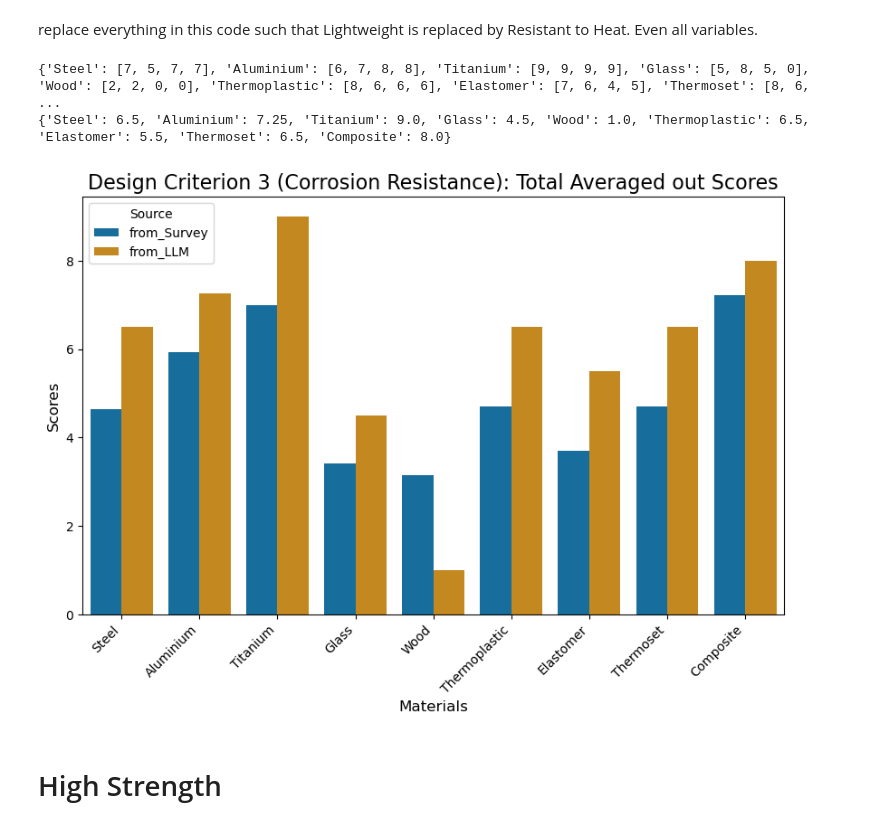
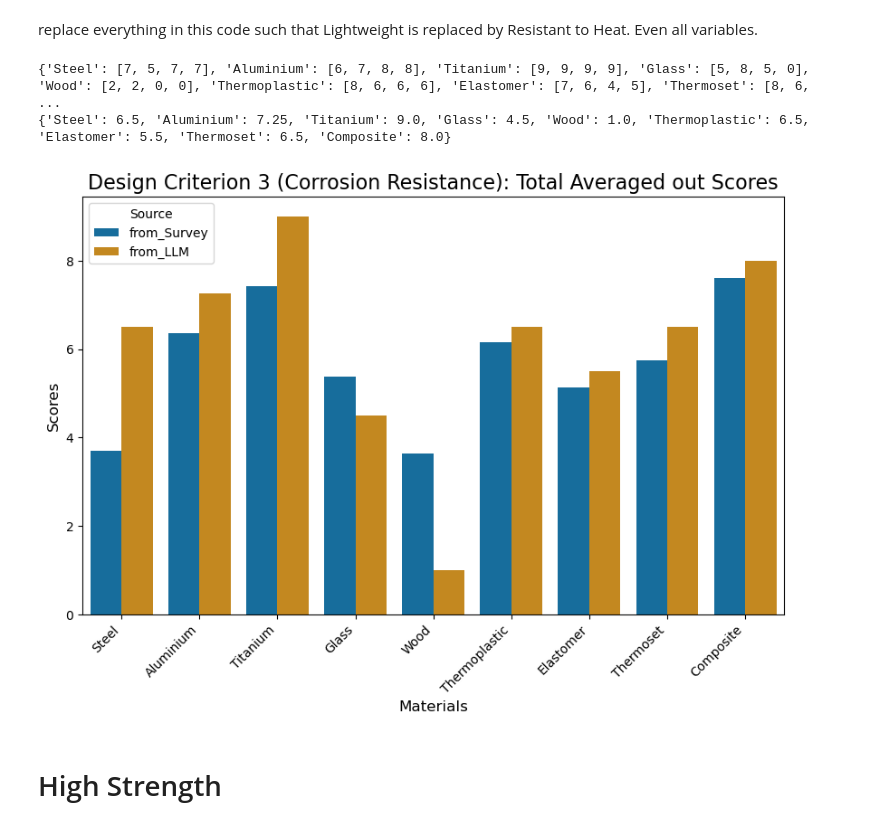
Before and after one commit to cmudrc/LLM-for-Material-Selection, a Jupyter notebook: SurveyLLM comparison.ipynb, the cells around one changed output. Cells and saved outputs as stored; diff of their text form; code cells hidden in the pictures.

```diff
--- a/SurveyLLM comparison.ipynb
+++ b/SurveyLLM comparison.ipynb
@@ -1667,35 +1666,35 @@ for material, scores in material_list_corrosion_resistant.items():
 
 print(average_scores_corrosion_resistant)
 
-survey_list = [mean_steel_total, mean_aluminium_total, mean_titanium_total, mean_glass_total, mean_wood_total, mean_thermoplastic_total, mean_elastomer_total, mean_thermoset_total, mean_composite_total]
+survey_list = [mean_corrosion_steel, mean_corrosion_aluminium, mean_corrosion_titanium, mean_corrosion_glass, mean_corrosion_wood, mean_corrosion_thermoplastic, mean_corrosion_elastomer, mean_corrosion_thermoset, mean_corrosion_composite]
 
 llm_list_corrosion_resistant =  [average_scores_corrosion_resistant['Steel'], average_scores_corrosion_resistant['Aluminium'], average_scores_corrosion_resistant['Titanium'], average_scores_corrosion_resistant['Glass'], average_scores_corrosion_resistant['Wood'], average_scores_corrosion_resistant['Thermoplastic'], average_scores_corrosion_resistant['Elastomer'], average_scores_corrosion_resistant['Thermoset'], average_scores_corrosion_resistant['Composite']]
 
 sorted_survey_list = sorted(survey_list)
 sorted_llm_list_corrosion_resistant = sorted(llm_list_corrosion_resistant)
 
 
 data_corrosion_resistant = pd.DataFrame({
     'Materials': materials * 2,
     'Scores': survey_list + llm_list_corrosion_resistant,
     'Source': ['from_Survey'] * len(materials) + ['from_LLM'] * len(materials)
 })
 
 plt.figure(figsize=(10, 6))
 color_palette = sns.color_palette("colorblind")
 
 # Plot the bar chart with the colorblind-friendly palette
 sns.barplot(x='Materials', y='Scores', hue='Source', data=data_corrosion_resistant, errorbar="sd", palette=color_palette)
 plt.xlabel('Materials', fontsize=12)
 plt.ylabel('Scores', fontsize=12)
 plt.title('Design Criterion 3 (Corrosion Resistance): Total Averaged out Scores', fontsize=16)
 plt.xticks(rotation=45, ha='right')
 plt.legend(title='Source')
 plt.show()
 # %% [output]
 {'Steel': [7, 5, 7, 7], 'Aluminium': [6, 7, 8, 8], 'Titanium': [9, 9, 9, 9], 'Glass': [5, 8, 5, 0], 'Wood': [2, 2, 0, 0], 'Thermoplastic': [8, 6, 6, 6], 'Elastomer': [7, 6, 4, 5], 'Thermoset': [8, 6,  ...
 {'Steel': 6.5, 'Aluminium': 7.25, 'Titanium': 9.0, 'Glass': 4.5, 'Wood': 1.0, 'Thermoplastic': 6.5, 'Elastomer': 5.5, 'Thermoset': 6.5, 'Composite': 8.0}
-[figure, old version]
+[figure, new version]
 # %% [markdown]
 # High Strength
 # %%
```
Also changed, not shown: parts of 11 cells of this notebook, 2 other files.
